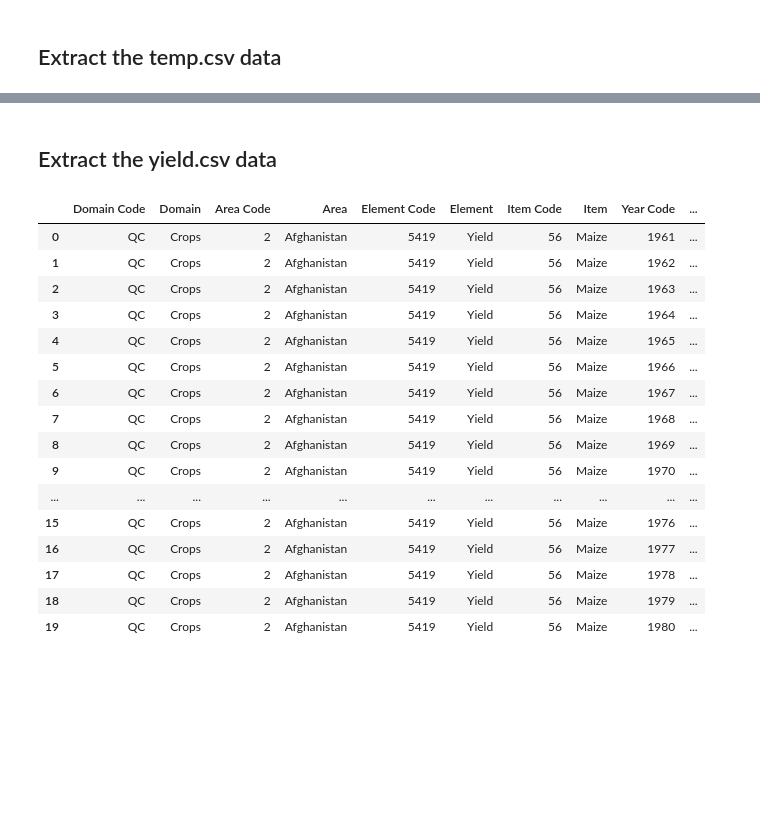
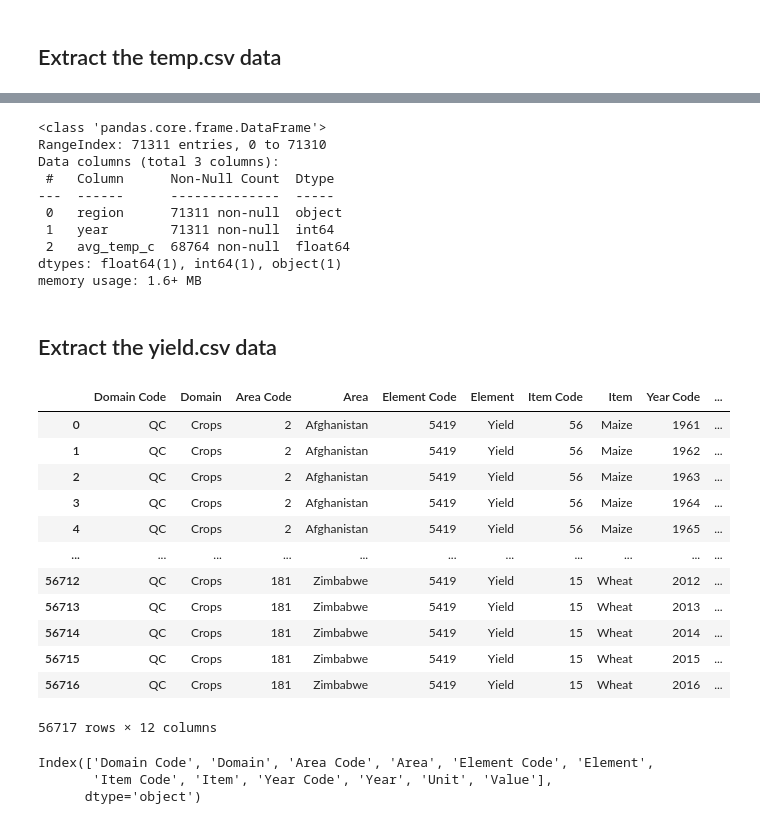
Before and after one commit to jwadamucci/Project3_Group1, a Jupyter notebook: data_cleanup.ipynb, the cells around one changed output, grey strips where cells are left out. Cells and saved outputs as stored; diff of their text form; code cells hidden in the pictures; blank space fills up the shorter version.

```diff
--- a/data_cleanup.ipynb
+++ b/data_cleanup.ipynb
@@ -90,23 +194,40 @@ yield_df_df.head(20)
+# %%
+# Check the data types
+temp_cleaned.info()
+# %% [output]
+<class 'pandas.core.frame.DataFrame'>
+RangeIndex: 71311 entries, 0 to 71310
+Data columns (total 3 columns):
+ #   Column      Non-Null Count  Dtype
+---  ------      --------------  -----
+ 0   region      71311 non-null  object
+ 1   year        71311 non-null  int64
+ 2   avg_temp_c  68764 non-null  float64
+dtypes: float64(1), int64(1), object(1)
+memory usage: 1.6+ MB
 # %% [markdown]
 ## Extract the yield.csv data
 # %%
-yield_df = pd.read_csv('Resources/yield.csv')
-yield_df.head(20)
+yield_data= pd.read_csv('Resources/yield.csv')
+yield_data
 # %% [output]
 |  | Domain Code | Domain | Area Code | Area | Element Code | Element | Item Code | Item | Year Code | ... |
 | 0 | QC | Crops | 2 | Afghanistan | 5419 | Yield | 56 | Maize | 1961 | ... |
 | 1 | QC | Crops | 2 | Afghanistan | 5419 | Yield | 56 | Maize | 1962 | ... |
 | 2 | QC | Crops | 2 | Afghanistan | 5419 | Yield | 56 | Maize | 1963 | ... |
 | 3 | QC | Crops | 2 | Afghanistan | 5419 | Yield | 56 | Maize | 1964 | ... |
 | 4 | QC | Crops | 2 | Afghanistan | 5419 | Yield | 56 | Maize | 1965 | ... |
-| 5 | QC | Crops | 2 | Afghanistan | 5419 | Yield | 56 | Maize | 1966 | ... |
-| 6 | QC | Crops | 2 | Afghanistan | 5419 | Yield | 56 | Maize | 1967 | ... |
-| 7 | QC | Crops | 2 | Afghanistan | 5419 | Yield | 56 | Maize | 1968 | ... |
-| 8 | QC | Crops | 2 | Afghanistan | 5419 | Yield | 56 | Maize | 1969 | ... |
-| 9 | QC | Crops | 2 | Afghanistan | 5419 | Yield | 56 | Maize | 1970 | ... |
 | ... | ... | ... | ... | ... | ... | ... | ... | ... | ... | ... |
-| 15 | QC | Crops | 2 | Afghanistan | 5419 | Yield | 56 | Maize | 1976 | ... |
-| 16 | QC | Crops | 2 | Afghanistan | 5419 | Yield | 56 | Maize | 1977 | ... |
-| 17 | QC | Crops | 2 | Afghanistan | 5419 | Yield | 56 | Maize | 1978 | ... |
-| 18 | QC | Crops | 2 | Afghanistan | 5419 | Yield | 56 | Maize | 1979 | ... |
-| 19 | QC | Crops | 2 | Afghanistan | 5419 | Yield | 56 | Maize | 1980 | ... |
+| 56712 | QC | Crops | 181 | Zimbabwe | 5419 | Yield | 15 | Wheat | 2012 | ... |
+| 56713 | QC | Crops | 181 | Zimbabwe | 5419 | Yield | 15 | Wheat | 2013 | ... |
+| 56714 | QC | Crops | 181 | Zimbabwe | 5419 | Yield | 15 | Wheat | 2014 | ... |
+| 56715 | QC | Crops | 181 | Zimbabwe | 5419 | Yield | 15 | Wheat | 2015 | ... |
+| 56716 | QC | Crops | 181 | Zimbabwe | 5419 | Yield | 15 | Wheat | 2016 | ... |
+56717 rows × 12 columns
+# %%
+# Get the column names
+yield_data.columns
+# %% [output]
+Index(['Domain Code', 'Domain', 'Area Code', 'Area', 'Element Code', 'Element',
+       'Item Code', 'Item', 'Year Code', 'Year', 'Unit', 'Value'],
+      dtype='object')
```
Also changed, not shown: parts of 30 cells of this notebook, 9 other files.
